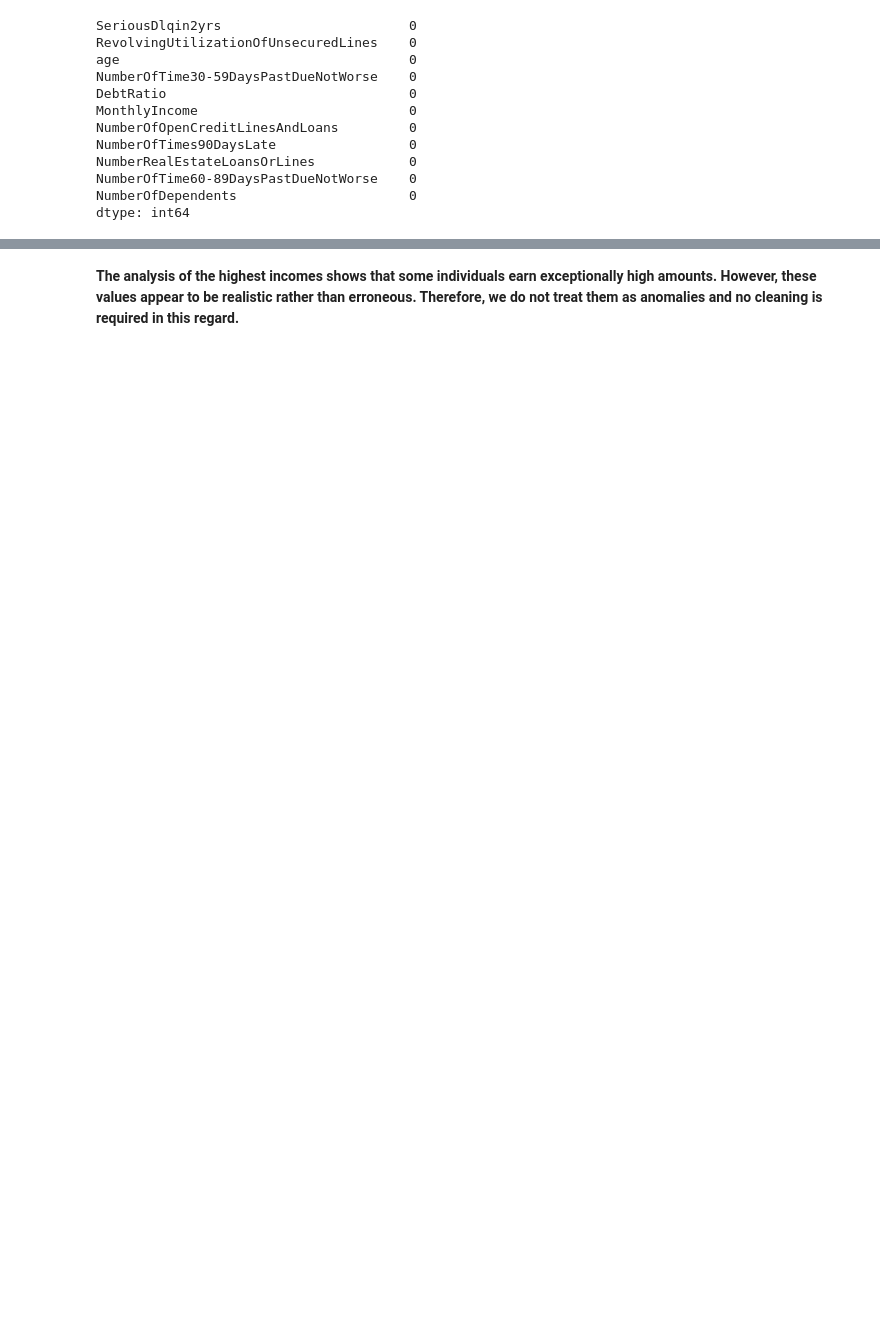
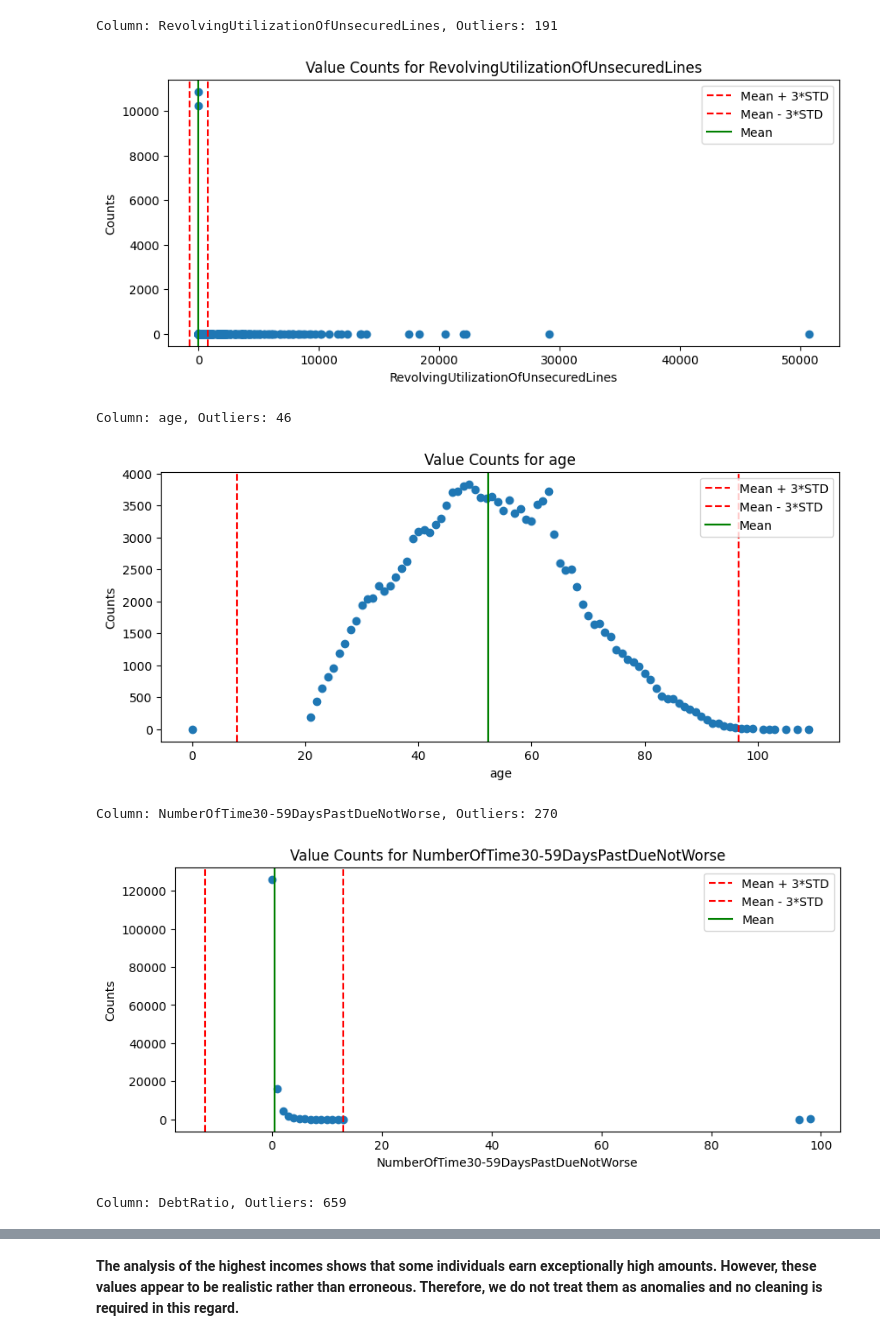
Before and after one commit to JanIzmer/Credit_Scoring_Project, a Jupyter notebook: notebooks/01_EDA.ipynb, the cells around one changed output, grey strips where cells are left out. Drawn from its saved outputs; the diff is of its cells as text; code cells hidden in the pictures; blank space fills up the shorter version.

```diff
--- a/notebooks/01_EDA.ipynb
+++ b/notebooks/01_EDA.ipynb
@@ -19,15 +84,29 @@ df_clean = clean_credit_data(df)
 # %%
-df_clean.isna().sum()
+for col in df.columns:
+    if df[col].dtype not in [np.int64, np.float64]:
+        continue
+    if col == 'SeriousDlqin2yrs':
+        continue
+    std = df[col].std()
+    mean = df[col].mean()
+    outliers = df[(df[col] > mean + 3*std) | (df[col] < mean - 3*std)]
+    value_counts = df[col].value_counts()
+    print(f'Column: {col}, Outliers: {len(outliers)}')
+    plt.figure(figsize=(10, 4))
+    plt.plot(value_counts.index, value_counts.values, 'o')
+    plt.axvline(x=mean + 3*std, color='r', linestyle='--', label='Mean + 3*STD')
+    plt.axvline(x=mean - 3*std, color='r', linestyle='--', label='Mean - 3*STD')
+    plt.axvline(x=mean, color='g', linestyle='-', label='Mean')
+    plt.legend()
+    plt.title(f'Value Counts for {col}')
+    plt.xlabel(col)
+    plt.ylabel('Counts')
+    plt.show()
 # %% [output]
-SeriousDlqin2yrs                        0
-RevolvingUtilizationOfUnsecuredLines    0
-age                                     0
-NumberOfTime30-59DaysPastDueNotWorse    0
-DebtRatio                               0
-MonthlyIncome                           0
-NumberOfOpenCreditLinesAndLoans         0
-NumberOfTimes90DaysLate                 0
-NumberRealEstateLoansOrLines            0
-NumberOfTime60-89DaysPastDueNotWorse    0
-NumberOfDependents                      0
-dtype: int64
+Column: RevolvingUtilizationOfUnsecuredLines, Outliers: 191
+[figure, added]
+Column: age, Outliers: 46
+[figure, added]
+Column: NumberOfTime30-59DaysPastDueNotWorse, Outliers: 270
+[figure, added]
+Column: DebtRatio, Outliers: 659
```
Also changed, not shown: parts of 52 cells of this notebook, 4 other files.
